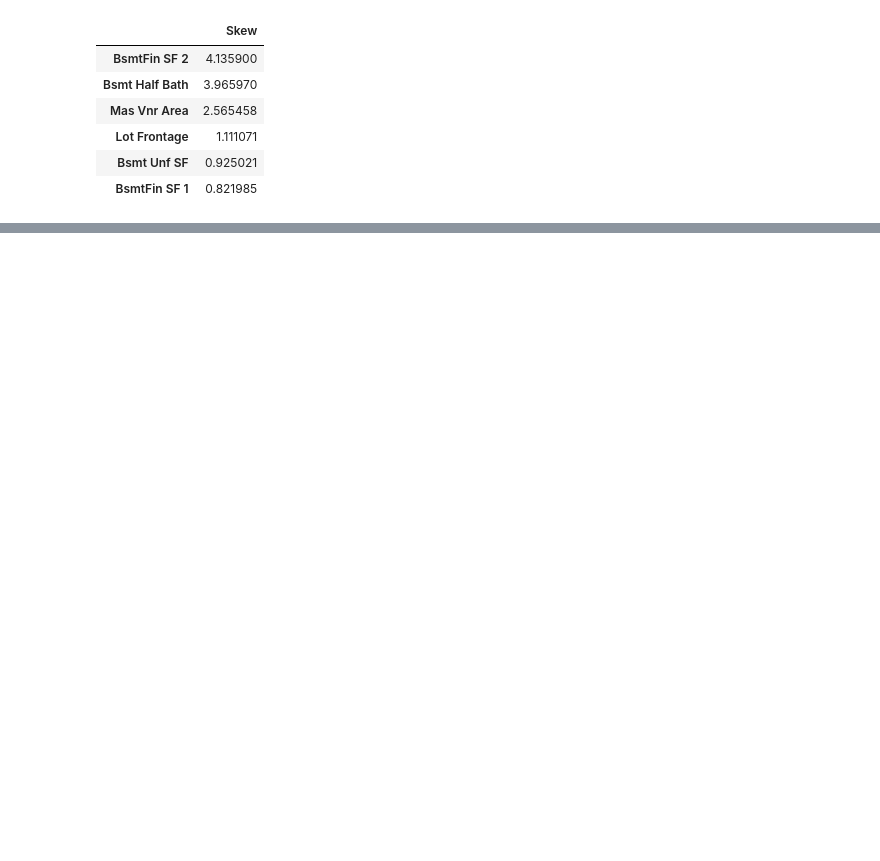
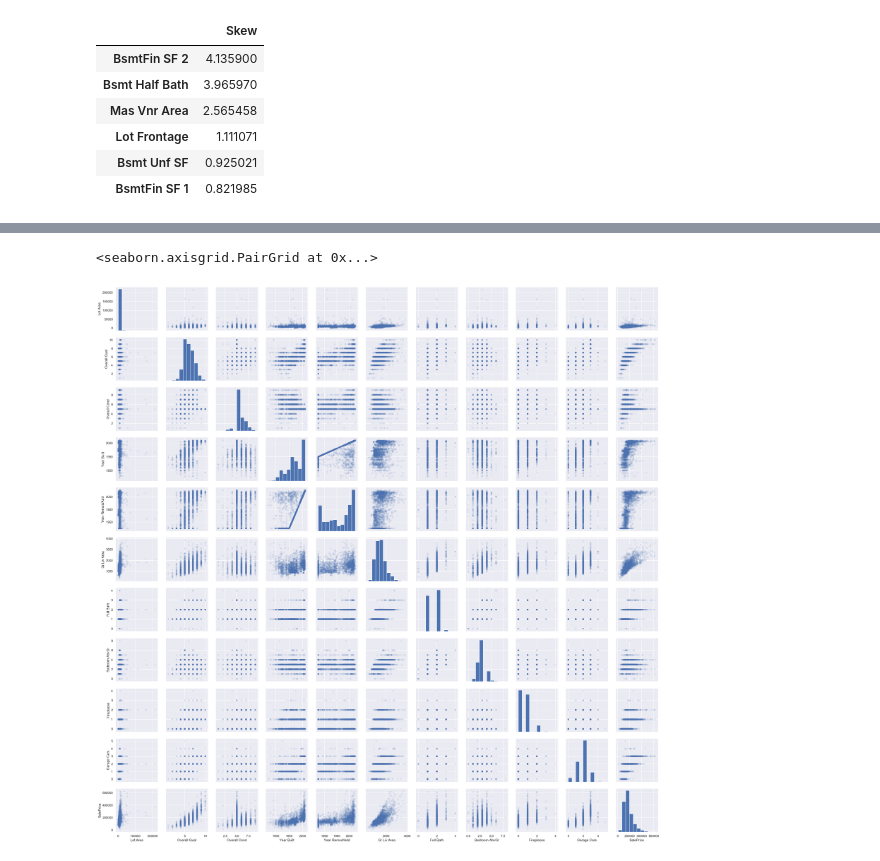
Before and after one commit to Shawvin/IBM-data-science, a Jupyter notebook: Exploratory Data Analysis/Feature Enginerring.ipynb, the cells around one changed output, grey strips where cells are left out. Saved outputs shown, nothing was run; the diff lists cells and outputs as text; code cells hidden in the pictures; blank space fills up the shorter version.

```diff
--- a/Exploratory Data Analysis/Feature Enginerring.ipynb
+++ b/Exploratory Data Analysis/Feature Enginerring.ipynb
@@ -142,0 +197,5 @@ skew_cols
+# %%
+#There are a *lot* of variables. Let's go back to our saved original data and look at how many
+#values are missing for each variable
+df=data
+data.isnull().sum().sort_values()
@@ -142,0 +222,5 @@ skew_cols
+# %%
+smaller_df=df.loc[:,['Lot Area', 'Overall Qual', 'Overall Cond',
+                    'Year Built', 'Year Remod/Add', 'Gr Liv Area',
+                    'Full Bath', 'Bedroom AbvGr', 'Fireplaces',
+                    'Garage Cars', 'SalePrice']]
@@ -142,0 +262,3 @@ skew_cols
+# %%
+#There appears to be on NA in Garage Cars -  We will take a simple approach and fill it with 0
+smaller_df = smaller_df.fillna(0)
@@ -142,0 +288,5 @@ skew_cols
+# %%
+sns.pairplot(smaller_df, plot_kws=dict(alpha=.1, edgecolor='none'))
+# %% [output]
+<seaborn.axisgrid.PairGrid at 0x...>
+[figure, added]
```
Also changed, not shown: parts of 52 cells of this notebook, 6 other files.
